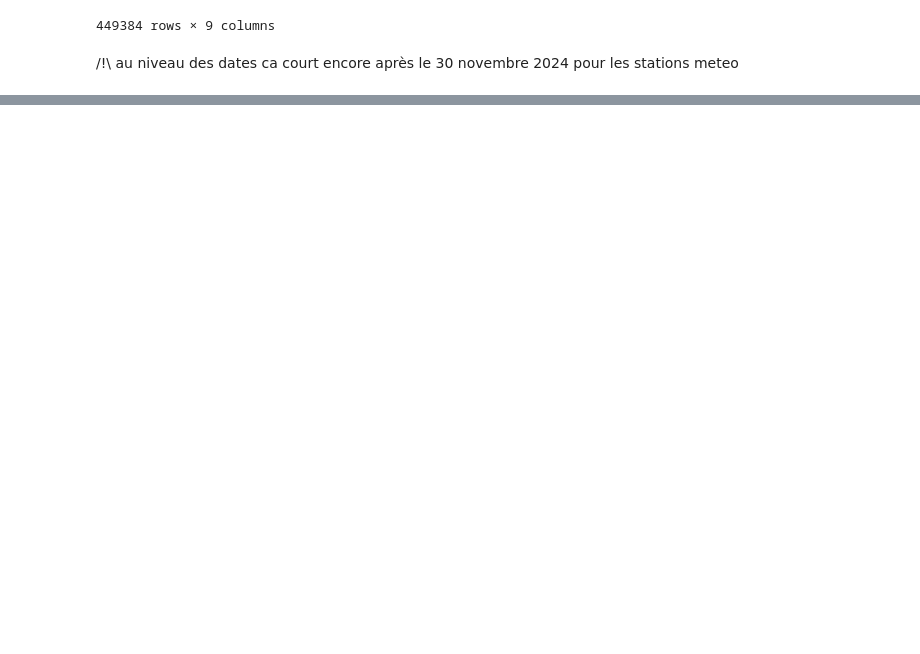
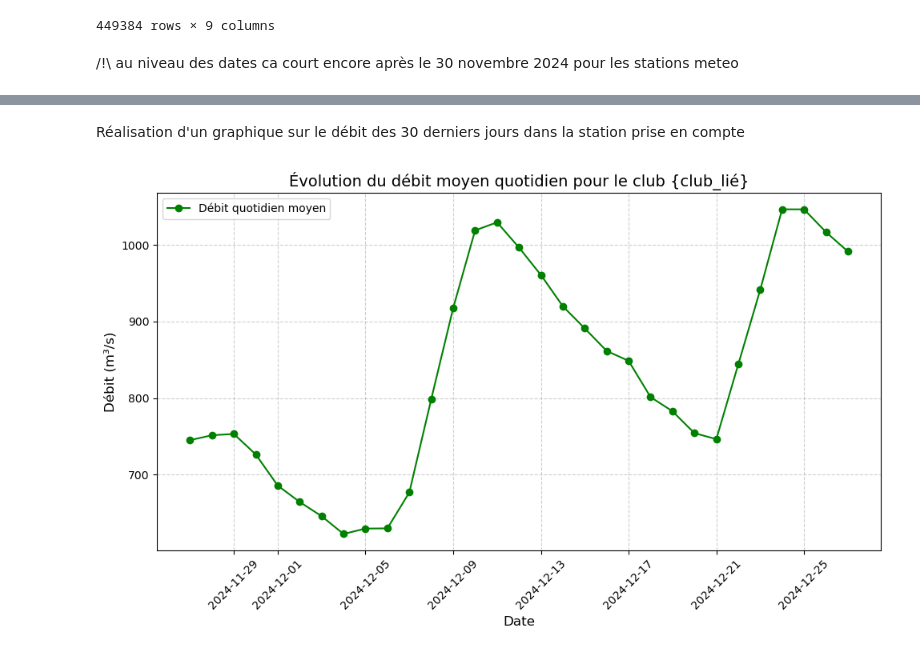
Before and after one commit to vadim-gisserot/Projet-de-Python-Leroux-Gisserot, a Jupyter notebook: notebooks/draft2.ipynb, the cells around one changed output, grey strips where cells are left out. Cells and saved outputs as stored; diff of their text form; code cells hidden in the pictures; blank space fills up the shorter version.

Commit message:
Ajour de la base de données de prediction et plot du débit des 30 jours pour cette station

```diff
--- a/notebooks/draft2.ipynb
+++ b/notebooks/draft2.ipynb
@@ -823,0 +892,30 @@ Prédiction du débit : 15.86 m³/s
+# %% [markdown]
+Réalisation d'un graphique sur le débit des 30 derniers jours dans la station prise en compte
+# %%
+#Stations à télécharger
+station = "H320000104"
+club_lié = clubs_hydro_meteo[clubs_hydro_meteo['NUM_NHS'] == station]
+
+# Ajouter une colonne pour la date (sans l'heure)
+debit_jours_precdents["date"] = debit_jours_precdents["date_heure"].dt.date
+
+# Calculer la moyenne du débit par jour
+debit_jours_precdents_daily = debit_jours_precdents.groupby("date", as_index=False)["Débit en m³/s"].mean()
+
+# Tracer le débit moyen par jour
+plt.figure(figsize=(10, 6))
+plt.plot(debit_jours_precdents_daily["date"], debit_jours_precdents_daily["Débit en m³/s"], marker="o", linestyle="-", color="green", label="Débit quotidien moyen")
+
+# Ajouter des titres et des labels
+plt.title("Évolution du débit moyen quotidien pour le club {club_lié}", fontsize=14)
+plt.xlabel("Date", fontsize=12)
+plt.ylabel("Débit (m³/s)", fontsize=12)
+plt.xticks(rotation=45)
+plt.grid(True, linestyle="--", alpha=0.6)
+plt.legend()
+plt.tight_layout()
+
+# Afficher le graphique
+plt.show()
+# %% [output]
+[figure, added]
```
Also changed, not shown: parts of 7 cells of this notebook, 2 other files.
